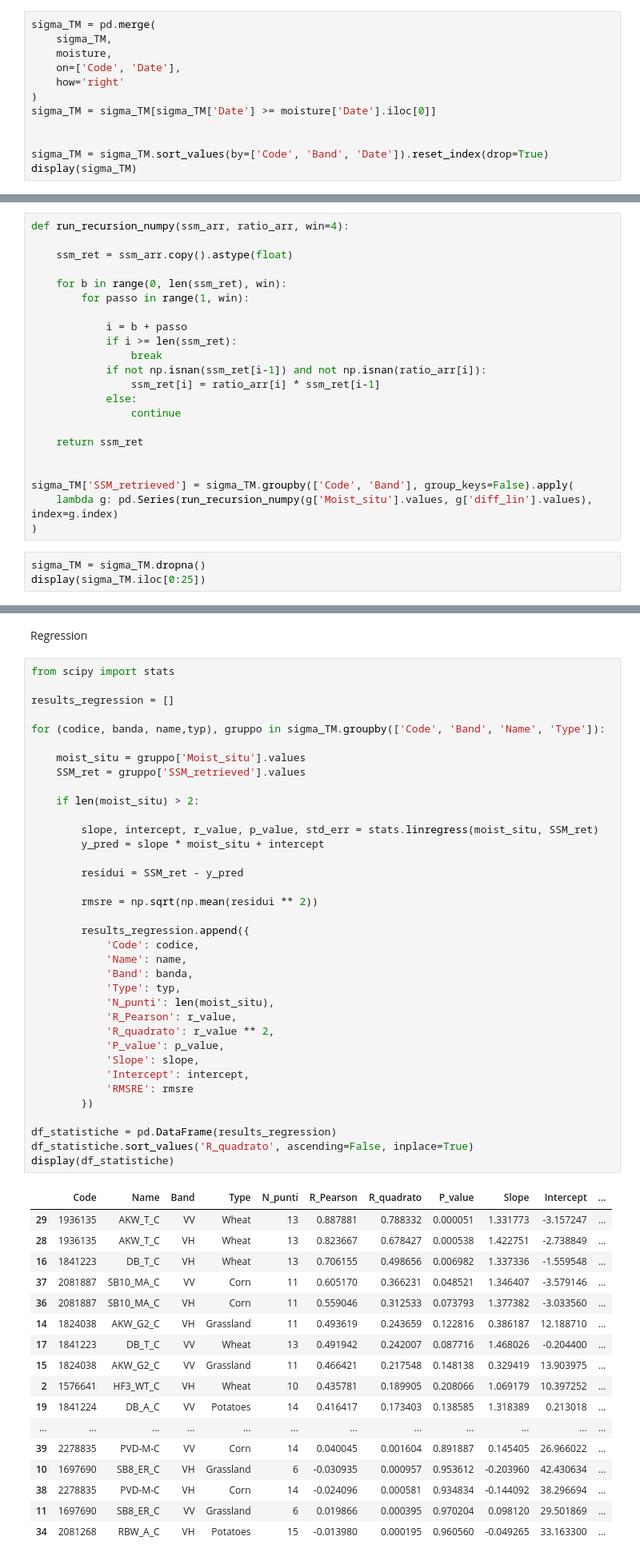
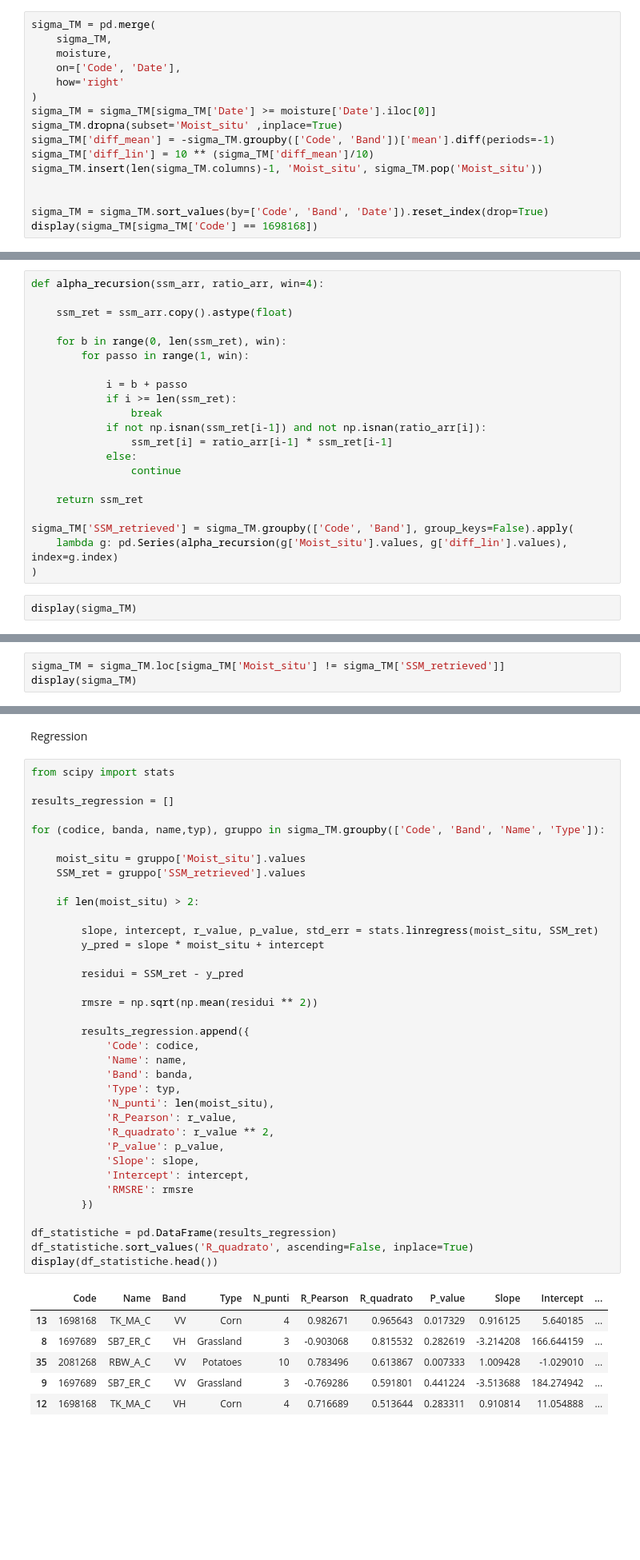
Before and after one commit to cFr4nk/Tesi_SAR_Analysis, a Jupyter notebook: Moisture.ipynb, the cells around one changed output, grey strips where cells are left out. Shown at 80% size. Saved outputs shown, nothing was run; the diff lists cells and outputs as text; blank space fills up the shorter version.

Commit message:
Fixed different things and did the interpolation in 2 way: per field and per group

```diff
--- a/Moisture.ipynb
+++ b/Moisture.ipynb
@@ -84,9 +83,13 @@ sigma_TM = pd.merge(
     how='right'
 )
 sigma_TM = sigma_TM[sigma_TM['Date'] >= moisture['Date'].iloc[0]]
+sigma_TM.dropna(subset='Moist_situ' ,inplace=True)
+sigma_TM['diff_mean'] = -sigma_TM.groupby(['Code', 'Band'])['mean'].diff(periods=-1)
+sigma_TM['diff_lin'] = 10 ** (sigma_TM['diff_mean']/10)
+sigma_TM.insert(len(sigma_TM.columns)-1, 'Moist_situ', sigma_TM.pop('Moist_situ'))
 
 
 sigma_TM = sigma_TM.sort_values(by=['Code', 'Band', 'Date']).reset_index(drop=True)
-display(sigma_TM)
+display(sigma_TM[sigma_TM['Code'] == 1698168])
 # %% [output]
 |  | Code | Date_Band | mean | std | Date | Band | Name | Type | diff_mean | diff_lin | ... |
@@ -105,5 +110,5 @@ display(sigma_TM)
 # %%
-def run_recursion_numpy(ssm_arr, ratio_arr, win=4):
+def alpha_recursion(ssm_arr, ratio_arr, win=4):
 
     ssm_ret = ssm_arr.copy().astype(float)
 
@@ -114,19 +119,17 @@ def run_recursion_numpy(ssm_arr, ratio_arr, win=4):
             if i >= len(ssm_ret):
                 break
             if not np.isnan(ssm_ret[i-1]) and not np.isnan(ratio_arr[i]):
-                ssm_ret[i] = ratio_arr[i] * ssm_ret[i-1]
+                ssm_ret[i] = ratio_arr[i-1] * ssm_ret[i-1]
             else:
                 continue
 
     return ssm_ret
 
-
 sigma_TM['SSM_retrieved'] = sigma_TM.groupby(['Code', 'Band'], group_keys=False).apply(
-    lambda g: pd.Series(run_recursion_numpy(g['Moist_situ'].values, g['diff_lin'].values), index=g.index)
+    lambda g: pd.Series(alpha_recursion(g['Moist_situ'].values, g['diff_lin'].values), index=g.index)
 )
 # %%
-sigma_TM = sigma_TM.dropna()
-display(sigma_TM.iloc[0:25])
+display(sigma_TM)
 # %% [output]
 |  | Code | Date_Band | mean | std | Date | Band | Name | Type | diff_mean | diff_lin | ... |
 | 0 | 1553694 | 20170516_VH | -24.067930 | 1.918145 | 2017-05-16 | VH | DB_SB2_C | Beets | 1.608618 | 1.448311 | ... |
@@ -147,0 +149,3 @@ display(sigma_TM.iloc[0:25])
+# %%
+sigma_TM = sigma_TM.loc[sigma_TM['Moist_situ'] != sigma_TM['SSM_retrieved']]
+display(sigma_TM)
@@ -157,47 +175,36 @@ for (codice, banda, name,typ), gruppo in sigma_TM.groupby(['Code', 'Band', 'Name
     moist_situ = gruppo['Moist_situ'].values
     SSM_ret = gruppo['SSM_retrieved'].values
 
     if len(moist_situ) > 2:
 
         slope, intercept, r_value, p_value, std_err = stats.linregress(moist_situ, SSM_ret)
         y_pred = slope * moist_situ + intercept
 
         residui = SSM_ret - y_pred
 
         rmsre = np.sqrt(np.mean(residui ** 2))
 
         results_regression.append({
             'Code': codice,
             'Name': name,
             'Band': banda,
             'Type': typ,
             'N_punti': len(moist_situ),
             'R_Pearson': r_value,
             'R_quadrato': r_value ** 2,
             'P_value': p_value,
             'Slope': slope,
             'Intercept': intercept,
             'RMSRE': rmsre
         })
 
 df_statistiche = pd.DataFrame(results_regression)
 df_statistiche.sort_values('R_quadrato', ascending=False, inplace=True)
-display(df_statistiche)
+display(df_statistiche.head())
 # %% [output]
 |  | Code | Name | Band | Type | N_punti | R_Pearson | R_quadrato | P_value | Slope | Intercept | ... |
-| 29 | 1936135 | AKW_T_C | VV | Wheat | 13 | 0.887881 | 0.788332 | 0.000051 | 1.331773 | -3.157247 | ... |
-| 28 | 1936135 | AKW_T_C | VH | Wheat | 13 | 0.823667 | 0.678427 | 0.000538 | 1.422751 | -2.738849 | ... |
-| 16 | 1841223 | DB_T_C | VH | Wheat | 13 | 0.706155 | 0.498656 | 0.006982 | 1.337336 | -1.559548 | ... |
-| 37 | 2081887 | SB10_MA_C | VV | Corn | 11 | 0.605170 | 0.366231 | 0.048521 | 1.346407 | -3.579146 | ... |
-| 36 | 2081887 | SB10_MA_C | VH | Corn | 11 | 0.559046 | 0.312533 | 0.073793 | 1.377382 | -3.033560 | ... |
-| 14 | 1824038 | AKW_G2_C | VH | Grassland | 11 | 0.493619 | 0.243659 | 0.122816 | 0.386187 | 12.188710 | ... |
-| 17 | 1841223 | DB_T_C | VV | Wheat | 13 | 0.491942 | 0.242007 | 0.087716 | 1.468026 | -0.204400 | ... |
-| 15 | 1824038 | AKW_G2_C | VV | Grassland | 11 | 0.466421 | 0.217548 | 0.148138 | 0.329419 | 13.903975 | ... |
-| 2 | 1576641 | HF3_WT_C | VH | Wheat | 10 | 0.435781 | 0.189905 | 0.208066 | 1.069179 | 10.397252 | ... |
-| 19 | 1841224 | DB_A_C | VV | Potatoes | 14 | 0.416417 | 0.173403 | 0.138585 | 1.318389 | 0.213018 | ... |
-| ... | ... | ... | ... | ... | ... | ... | ... | ... | ... | ... | ... |
-| 39 | 2278835 | PVD-M-C | VV | Corn | 14 | 0.040045 | 0.001604 | 0.891887 | 0.145405 | 26.966022 | ... |
-| 10 | 1697690 | SB8_ER_C | VH | Grassland | 6 | -0.030935 | 0.000957 | 0.953612 | -0.203960 | 42.430634 | ... |
-| 38 | 2278835 | PVD-M-C | VH | Corn | 14 | -0.024096 | 0.000581 | 0.934834 | -0.144092 | 38.296694 | ... |
-| 11 | 1697690 | SB8_ER_C | VV | Grassland | 6 | 0.019866 | 0.000395 | 0.970204 | 0.098120 | 29.501869 | ... |
-| 34 | 2081268 | RBW_A_C | VH | Potatoes | 15 | -0.013980 | 0.000195 | 0.960560 | -0.049265 | 33.163300 | ... |
+| 13 | 1698168 | TK_MA_C | VV | Corn | 4 | 0.982671 | 0.965643 | 0.017329 | 0.916125 | 5.640185 | ... |
+| 8 | 1697689 | SB7_ER_C | VH | Grassland | 3 | -0.903068 | 0.815532 | 0.282619 | -3.214208 | 166.644159 | ... |
+| 35 | 2081268 | RBW_A_C | VV | Potatoes | 10 | 0.783496 | 0.613867 | 0.007333 | 1.009428 | -1.029010 | ... |
+| 9 | 1697689 | SB7_ER_C | VV | Grassland | 3 | -0.769286 | 0.591801 | 0.441224 | -3.513688 | 184.274942 | ... |
+| 12 | 1698168 | TK_MA_C | VH | Corn | 4 | 0.716689 | 0.513644 | 0.283311 | 0.910814 | 11.054888 | ... |
```
Also changed, not shown: parts of 12 cells of this notebook.
